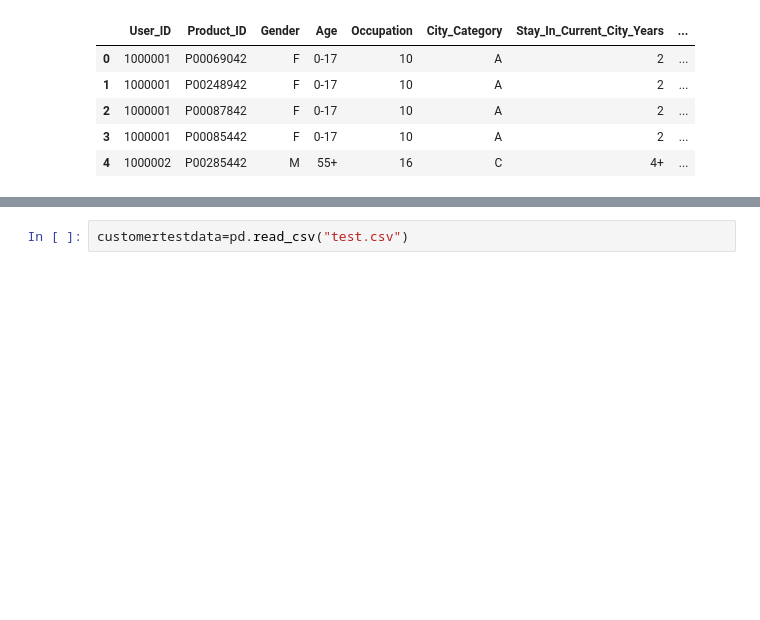
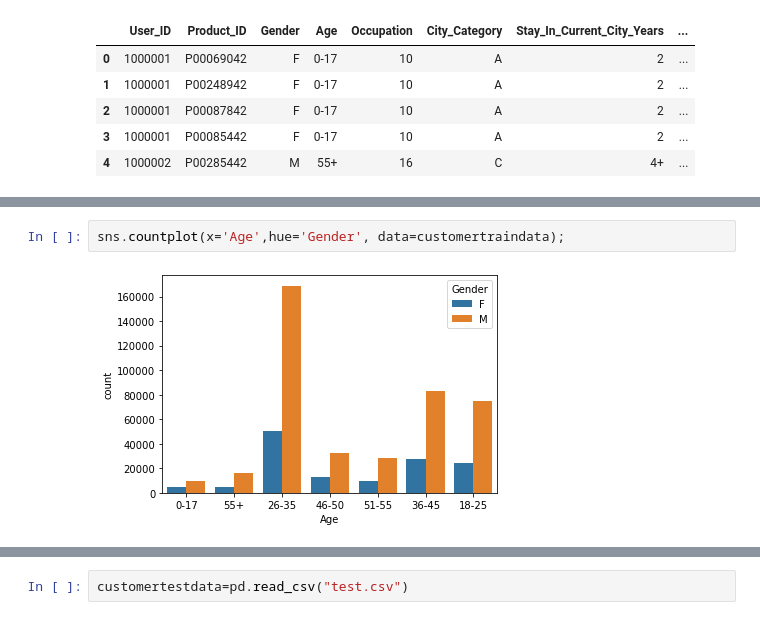
Before and after one commit to manishjuit/Machine-Learning, a Jupyter notebook: Black Friday Problem.ipynb, the cells around one changed output, grey strips where cells are left out. Drawn from its saved outputs; the diff is of its cells as text; blank space fills up the shorter version.

```diff
--- a/Black Friday Problem.ipynb
+++ b/Black Friday Problem.ipynb
@@ -44,0 +72,4 @@ customertraindata.head()
+# %%
+sns.countplot(x='Age',hue='Gender', data=customertraindata);
+# %% [output]
+[figure, added]
```
Also changed, not shown: parts of 57 cells of this notebook.
